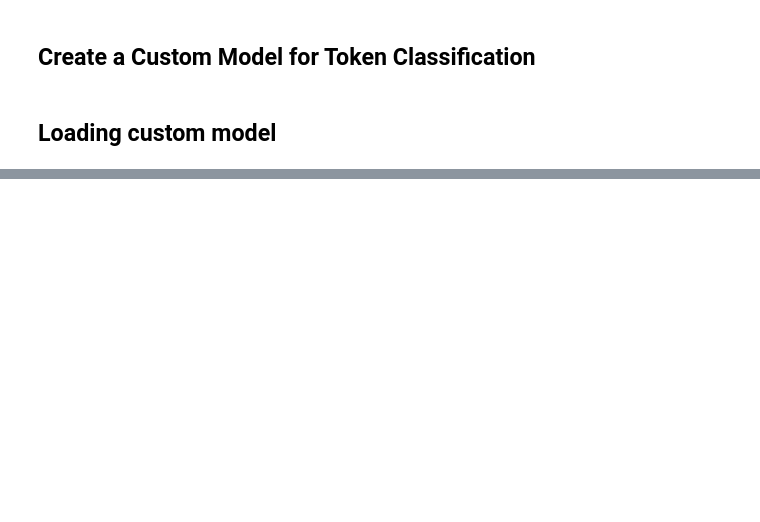
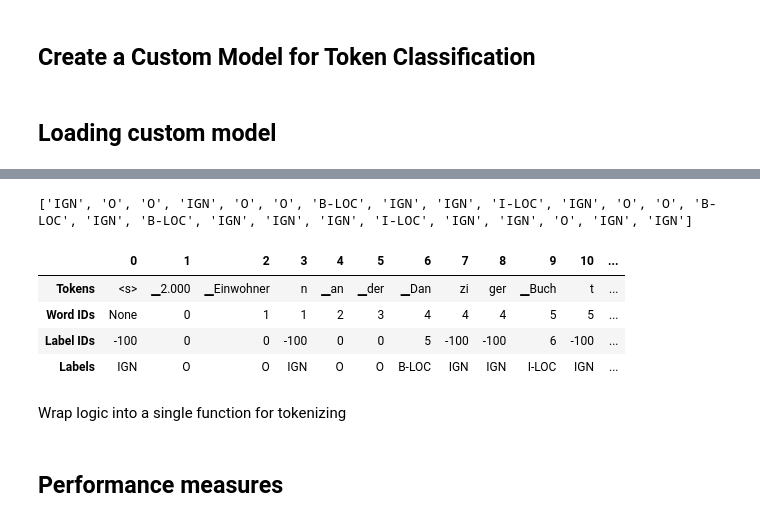
Before and after one commit to StatsGary/transformers-playground, a Jupyter notebook: 02_NER_and_lang_transfer.ipynb, the cells around one changed output, grey strips where cells are left out. Drawn from its saved outputs; the diff is of its cells as text; code cells hidden in the pictures; blank space fills up the shorter version.

```diff
--- a/02_NER_and_lang_transfer.ipynb
+++ b/02_NER_and_lang_transfer.ipynb
@@ -163,16 +300,25 @@ pd.DataFrame([tokens, word_ids], index=['Tokens', 'Word IDs'])
 # %%
-# prev_word_idx = None
-# label_ids = []
+prev_word_idx = None
+label_ids = []
 
-# for word_idx in word_ids:
-#     if word_idx is None or word_idx == prev_word_idx:
-#         # Map special token
-#         label_ids.append(-100)
-#     elif word_idx != prev_word_idx:
-#         label_ids.append(labels[word_idx])
-#     prev_word_idx = word_idx
+for word_idx in word_ids:
+    if word_idx is None or word_idx == prev_word_idx:
+        # Map special token
+        label_ids.append(-100)
+    elif word_idx != prev_word_idx:
+        label_ids.append(labels[word_idx])
+    prev_word_idx = word_idx
 
-# labels = [index2tag[l] if l != -100 else "IGN" for l in label_ids]
-# print(labels)
-# index = ["Tokens", "Word IDs", "Label IDs", "Labels"]
-# pd.DataFrame([tokens, word_ids, label_ids, labels], index=index)
+labels = [index2tag[l] if l != -100 else "IGN" for l in label_ids]
+print(labels)
+index = ["Tokens", "Word IDs", "Label IDs", "Labels"]
+pd.DataFrame([tokens, word_ids, label_ids, labels], index=index)
+# %% [output]
+['IGN', 'O', 'O', 'IGN', 'O', 'O', 'B-LOC', 'IGN', 'IGN', 'I-LOC', 'IGN', 'O', 'O', 'B-LOC', 'IGN', 'B-LOC', 'IGN', 'IGN', 'IGN', 'I-LOC', 'IGN', 'IGN', 'O', 'IGN', 'IGN']
+|  | 0 | 1 | 2 | 3 | 4 | 5 | 6 | 7 | 8 | 9 | 10 | ... |
+| Tokens | <s> | ▁2.000 | ▁Einwohner | n | ▁an | ▁der | ▁Dan | zi | ger | ▁Buch | t | ... |
+| Word IDs | None | 0 | 1 | 1 | 2 | 3 | 4 | 4 | 4 | 5 | 5 | ... |
+| Label IDs | -100 | 0 | 0 | -100 | 0 | 0 | 5 | -100 | -100 | 6 | -100 | ... |
+| Labels | IGN | O | O | IGN | O | O | B-LOC | IGN | IGN | I-LOC | IGN | ... |
+# %% [markdown]
+Wrap logic into a single function for tokenizing
@@ -178,0 +348,2 @@ pd.DataFrame([tokens, word_ids], index=['Tokens', 'Word IDs'])
+# %% [markdown]
+## Performance measures
```
Also changed, not shown: parts of 23 cells of this notebook, 1 other file.
